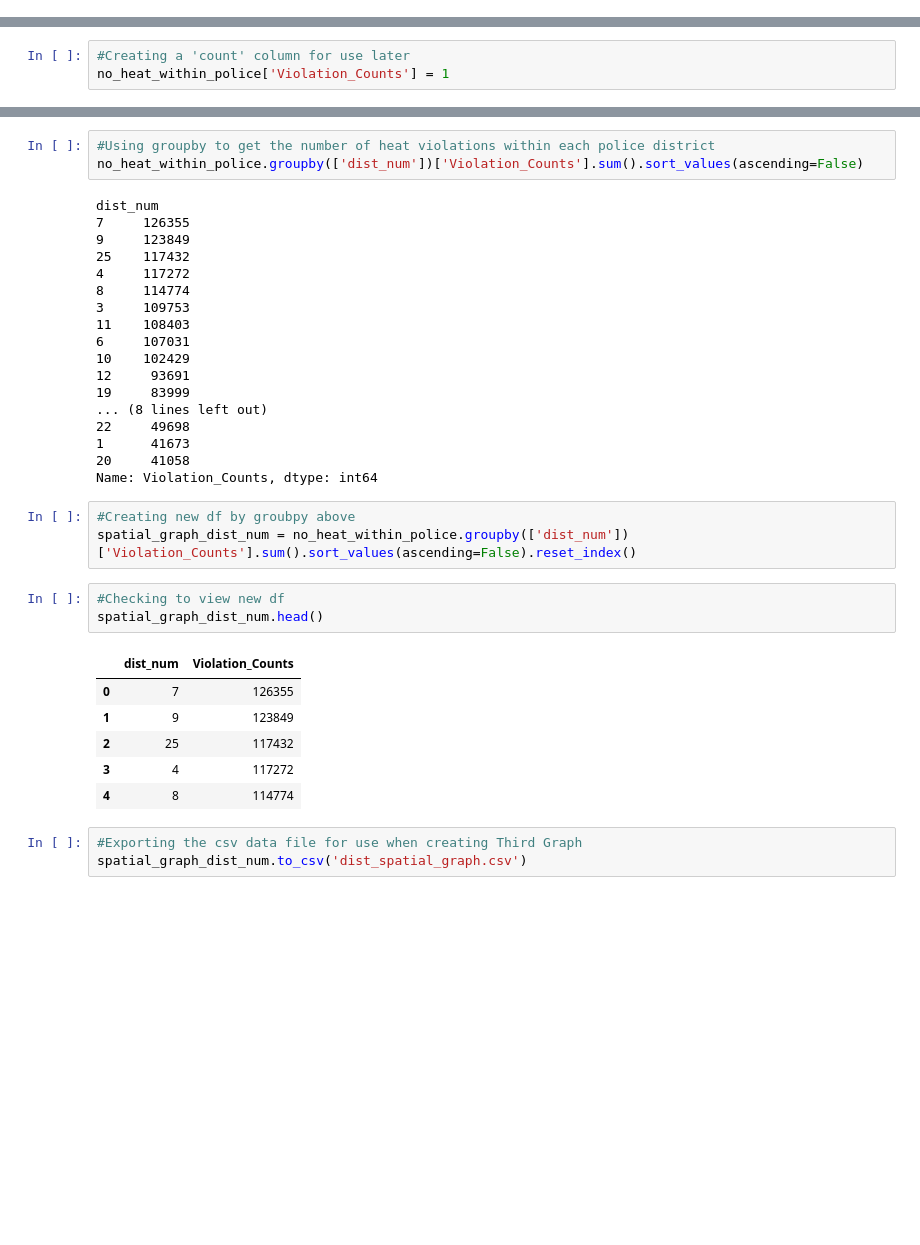
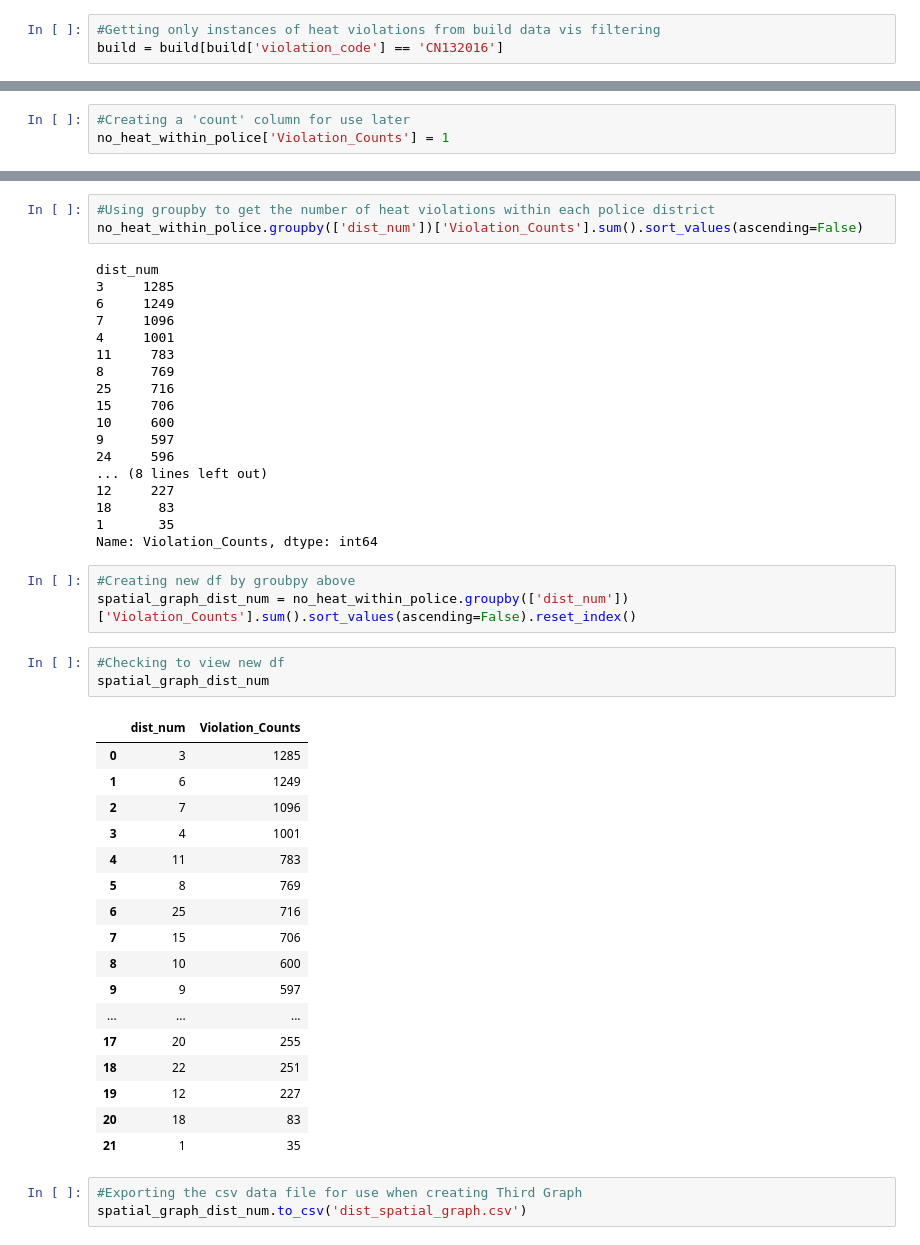
Before and after one commit to hannaheure/Sizzlers-Chi-Heat, a Jupyter notebook: final_analysis.ipynb, the cells around one changed output, grey strips where cells are left out. Drawn from its saved outputs; the diff is of its cells as text; blank space fills up the shorter version.

```diff
--- a/final_analysis.ipynb
+++ b/final_analysis.ipynb
@@ -533,6 +527,9 @@ graph_pivot.head(50)
 |  | 4 | 10 |
 # %% [markdown]
 ###Spatial Join for Heat Violations Within Wards
+# %%
+#Getting only instances of heat violations from build data vis filtering
+build = build[build['violation_code'] == 'CN132016']
 # %%
 #Creating a geodataframe from build
 build_geo = gpd.GeoDataFrame(
@@ -630,35 +627,46 @@ no_heat_within_police.head()
 no_heat_within_police.groupby(['dist_num'])['Violation_Counts'].sum().sort_values(ascending=False)
 # %% [output]
 dist_num
-7     126355
-9     123849
-25    117432
-4     117272
-8     114774
-3     109753
-11    108403
-6     107031
-10    102429
-12     93691
-19     83999
+3     1285
+6     1249
+7     1096
+4     1001
+11     783
+8      769
+25     716
+15     706
+10     600
+9      597
+24     596
 ... (8 lines left out)
-22     49698
-1      41673
-20     41058
+12     227
+18      83
+1       35
 Name: Violation_Counts, dtype: int64
 # %%
 #Creating new df by groubpy above
 spatial_graph_dist_num = no_heat_within_police.groupby(['dist_num'])['Violation_Counts'].sum().sort_values(ascending=False).reset_index()
 # %%
 #Checking to view new df
-spatial_graph_dist_num.head()
+spatial_graph_dist_num
 # %% [output]
 |  | dist_num | Violation_Counts |
-| 0 | 7 | 126355 |
-| 1 | 9 | 123849 |
-| 2 | 25 | 117432 |
-| 3 | 4 | 117272 |
-| 4 | 8 | 114774 |
+| 0 | 3 | 1285 |
+| 1 | 6 | 1249 |
+| 2 | 7 | 1096 |
+| 3 | 4 | 1001 |
+| 4 | 11 | 783 |
+| 5 | 8 | 769 |
+| 6 | 25 | 716 |
+| 7 | 15 | 706 |
+| 8 | 10 | 600 |
+| 9 | 9 | 597 |
+| ... | ... | ... |
+| 17 | 20 | 255 |
+| 18 | 22 | 251 |
+| 19 | 12 | 227 |
+| 20 | 18 | 83 |
+| 21 | 1 | 35 |
 # %%
 #Exporting the csv data file for use when creating Third Graph
 spatial_graph_dist_num.to_csv('dist_spatial_graph.csv')
```
Also changed, not shown: parts of 36 cells of this notebook, 8 other files.
